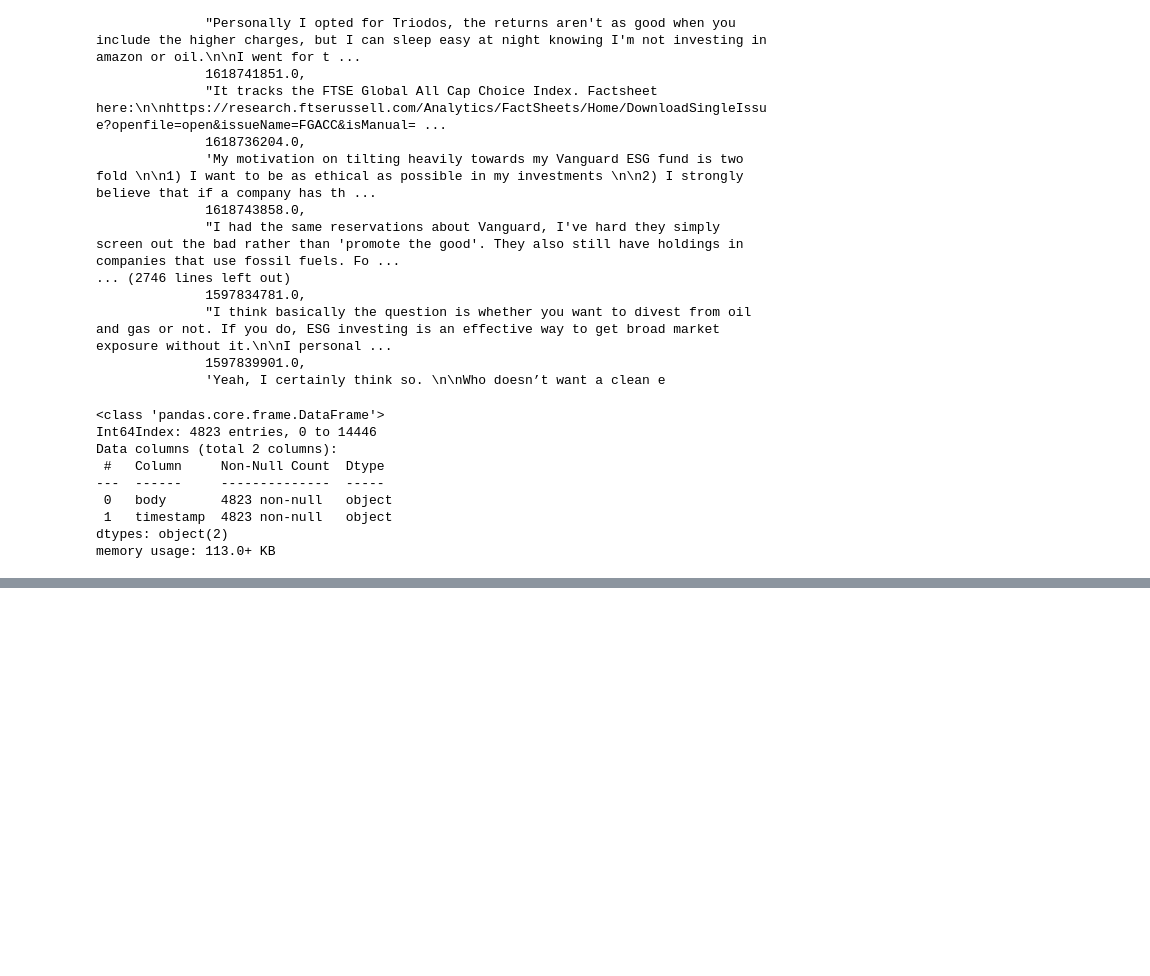
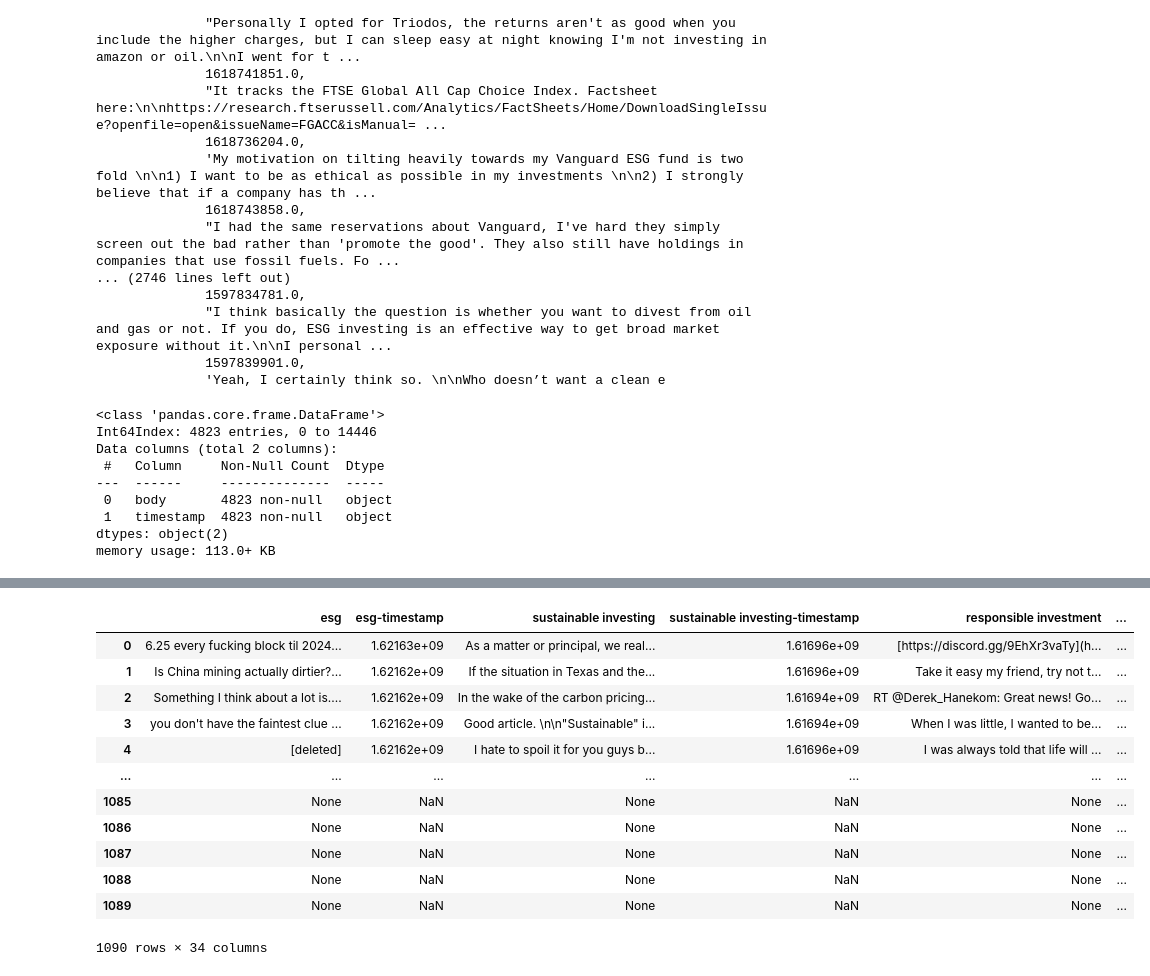
Before and after one commit to alex-lund/Thesis-ESCP, a Jupyter notebook: testing.ipynb, the cells around one changed output, grey strips where cells are left out. Drawn from its saved outputs; the diff is of its cells as text; code cells hidden in the pictures; blank space fills up the shorter version.

```diff
--- a/testing.ipynb
+++ b/testing.ipynb
@@ -271,0 +299,12 @@ redditdf.to_csv("~/Desktop/scrapy-trial1.csv")
+# %%
+searchcomments = OrderedDict.fromkeys(targetsearchwords,[])
+
+dsearchcomments = defaultdict(list)
+# %%
+for keys in searchposts:
+    for sub in reddit.subreddit("all").search(keys):
+        for top_level_comment in sub.comments[1:]:
+            if isinstance(top_level_comment, MoreComments):
+                continue
+            dsearchcomments[keys].append(top_level_comment.body)
+            dsearchcomments[keys].append(top_level_comment.created_utc)
@@ -271,0 +331,18 @@ redditdf.to_csv("~/Desktop/scrapy-trial1.csv")
+# %%
+searchcommentsdf = pd.DataFrame().from_dict(dsearchcomments, orient="index")
+# %%
+searchcommentsdf
+# %% [output]
+|  | esg | esg-timestamp | sustainable investing | sustainable investing-timestamp | responsible investment | ... |
+| 0 | 6.25 every fucking block til 2024... | 1.62163e+09 | As a matter or principal, we real... | 1.61696e+09 | [https://discord.gg/9EhXr3vaTy](h... | ... |
+| 1 | Is China mining actually dirtier?... | 1.62162e+09 | If the situation in Texas and the... | 1.61696e+09 | Take it easy my friend, try not t... | ... |
+| 2 | Something I think about a lot is.... | 1.62162e+09 | In the wake of the carbon pricing... | 1.61694e+09 | RT @Derek_Hanekom: Great news! Go... | ... |
+| 3 | you don't have the faintest clue ... | 1.62162e+09 | Good article. \n\n"Sustainable" i... | 1.61694e+09 | When I was little, I wanted to be... | ... |
+| 4 | [deleted] | 1.62162e+09 | I hate to spoil it for you guys b... | 1.61696e+09 | I was always told that life will ... | ... |
+| ... | ... | ... | ... | ... | ... | ... |
+| 1085 | None | NaN | None | NaN | None | ... |
+| 1086 | None | NaN | None | NaN | None | ... |
+| 1087 | None | NaN | None | NaN | None | ... |
+| 1088 | None | NaN | None | NaN | None | ... |
+| 1089 | None | NaN | None | NaN | None | ... |
+1090 rows × 34 columns
```
Also changed, not shown: parts of 19 cells of this notebook, 2 other files.
